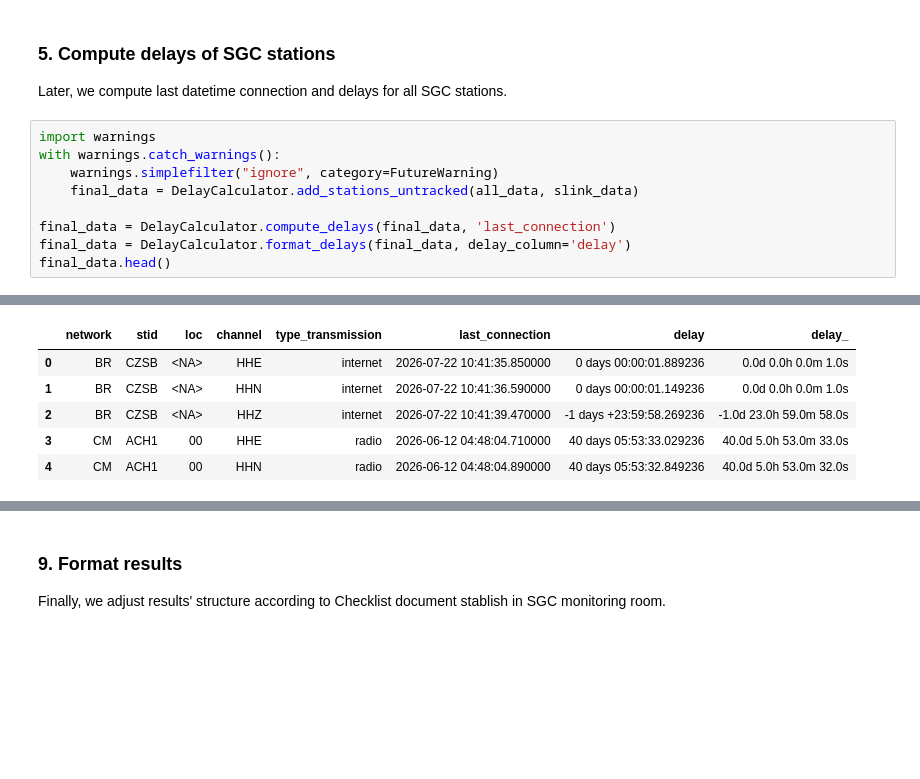
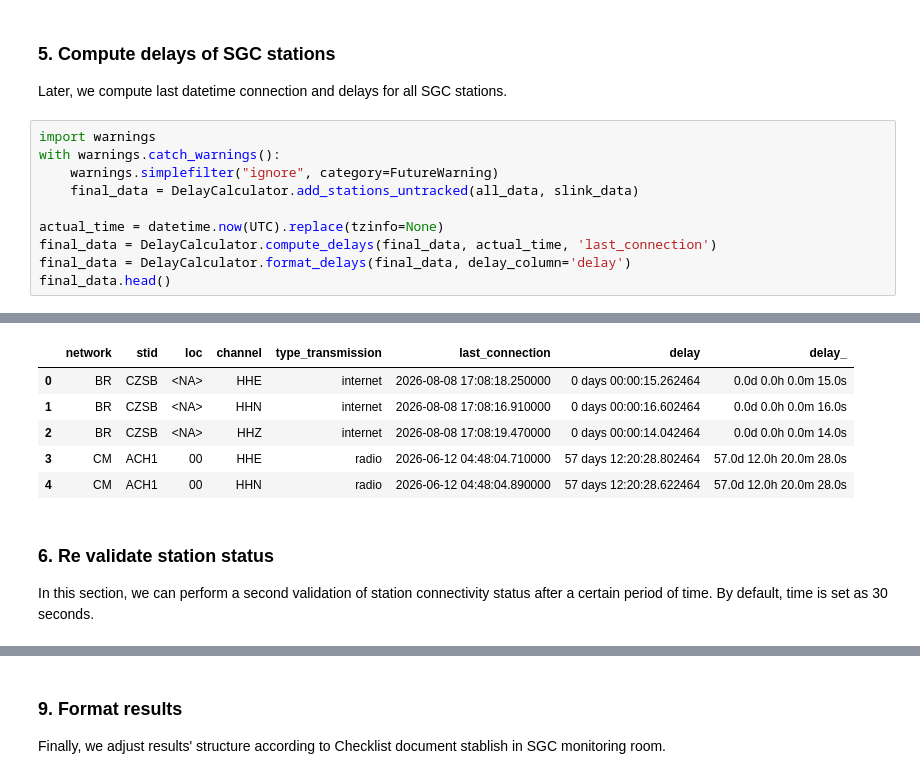
Before and after one commit to WilliamEpenarandaA/Checklist, a Jupyter notebook: docs/instructions_use.ipynb, the cells around one changed output, grey strips where cells are left out. Drawn from its saved outputs; the diff is of its cells as text; blank space fills up the shorter version.

```diff
--- a/docs/instructions_use.ipynb
+++ b/docs/instructions_use.ipynb
@@ -143,7 +145,8 @@ with warnings.catch_warnings():
     warnings.simplefilter("ignore", category=FutureWarning)
     final_data = DelayCalculator.add_stations_untracked(all_data, slink_data)
 
-final_data = DelayCalculator.compute_delays(final_data, 'last_connection')
+actual_time = datetime.now(UTC).replace(tzinfo=None)
+final_data = DelayCalculator.compute_delays(final_data, actual_time, 'last_connection')
 final_data = DelayCalculator.format_delays(final_data, delay_column='delay')
 final_data.head()
 # %% [output]
@@ -153,6 +156,10 @@ final_data.head()
 |  | network | stid | loc | channel | type_transmission | last_connection | delay | delay_ |
-| 0 | BR | CZSB | <NA> | HHE | internet | 2026-07-22 10:41:35.850000 | 0 days 00:00:01.889236 | 0.0d 0.0h 0.0m 1.0s |
-| 1 | BR | CZSB | <NA> | HHN | internet | 2026-07-22 10:41:36.590000 | 0 days 00:00:01.149236 | 0.0d 0.0h 0.0m 1.0s |
-| 2 | BR | CZSB | <NA> | HHZ | internet | 2026-07-22 10:41:39.470000 | -1 days +23:59:58.269236 | -1.0d 23.0h 59.0m 58.0s |
-| 3 | CM | ACH1 | 00 | HHE | radio | 2026-06-12 04:48:04.710000 | 40 days 05:53:33.029236 | 40.0d 5.0h 53.0m 33.0s |
-| 4 | CM | ACH1 | 00 | HHN | radio | 2026-06-12 04:48:04.890000 | 40 days 05:53:32.849236 | 40.0d 5.0h 53.0m 32.0s |
+| 0 | BR | CZSB | <NA> | HHE | internet | 2026-08-08 17:08:18.250000 | 0 days 00:00:15.262464 | 0.0d 0.0h 0.0m 15.0s |
+| 1 | BR | CZSB | <NA> | HHN | internet | 2026-08-08 17:08:16.910000 | 0 days 00:00:16.602464 | 0.0d 0.0h 0.0m 16.0s |
+| 2 | BR | CZSB | <NA> | HHZ | internet | 2026-08-08 17:08:19.470000 | 0 days 00:00:14.042464 | 0.0d 0.0h 0.0m 14.0s |
+| 3 | CM | ACH1 | 00 | HHE | radio | 2026-06-12 04:48:04.710000 | 57 days 12:20:28.802464 | 57.0d 12.0h 20.0m 28.0s |
+| 4 | CM | ACH1 | 00 | HHN | radio | 2026-06-12 04:48:04.890000 | 57 days 12:20:28.622464 | 57.0d 12.0h 20.0m 28.0s |
+# %% [markdown]
+### 6. Re validate station status
+
+In this section, we can perform a second validation of station connectivity status after a certain period of time. By default, time is set as 30 seconds.
```
Also changed, not shown: parts of 16 cells of this notebook, 4 other files.
